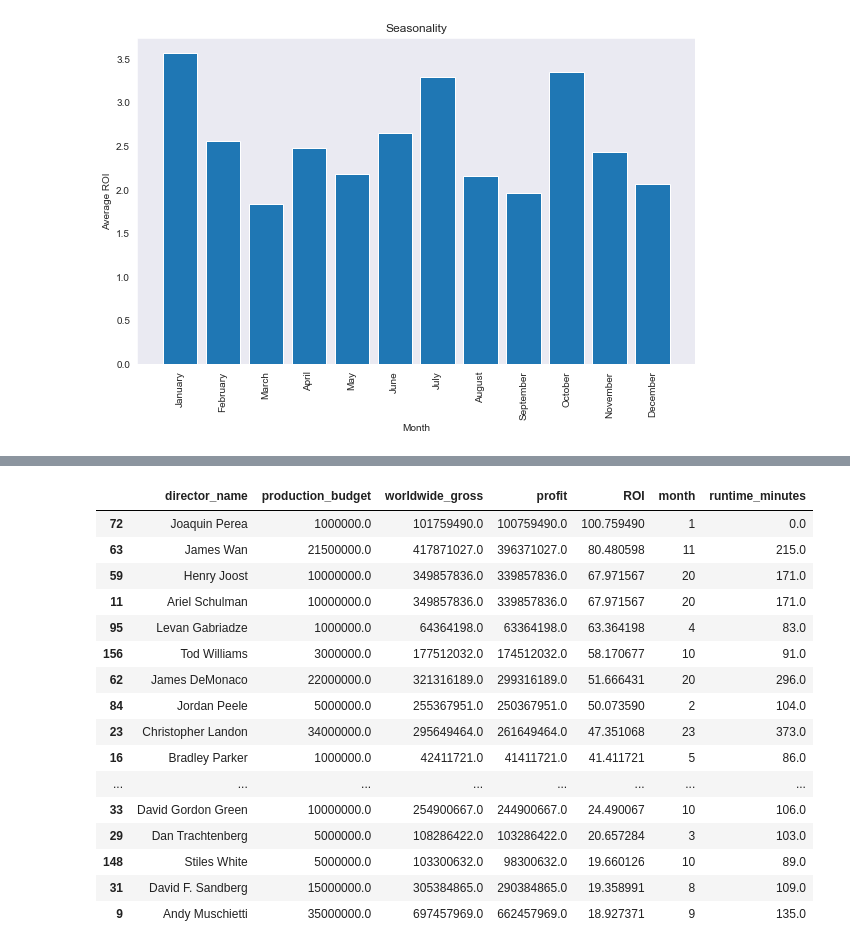
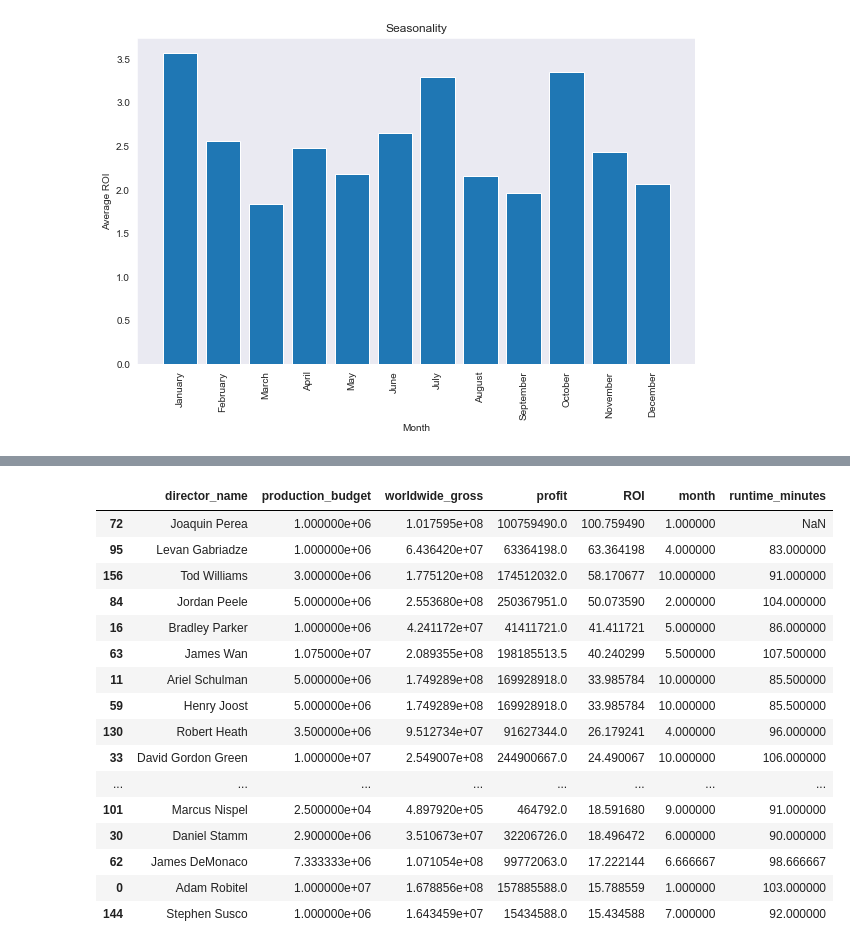
Before and after one commit to ZenBurrito/Phase-1Project, a Jupyter notebook: Movie-Studio-Project.ipynb, the cells around one changed output, grey strips where cells are left out. Drawn from its saved outputs; the diff is of its cells as text; code cells hidden in the pictures.

```diff
--- a/Movie-Studio-Project.ipynb
+++ b/Movie-Studio-Project.ipynb
@@ -570,35 +580,35 @@ plt.xticks(rotation=90);
 # %%
 # Creating a new dataframe that pulls out director names and genres (including multiple directors, and multiple genres)
 df_directors = df_merge_final.explode('director_name').explode('genre')
 
 # Filter new dataframe to only show horror movie directors
 # Then groupby director and sum the other columns (to provide total profit)
-df_directors = df_directors[df_directors['genre'] == 'Horror'].groupby(by='director_name').sum().reset_index()
+df_directors = df_directors[df_directors['genre'] == 'Horror'].groupby(by='director_name').mean().reset_index()
 
 # Sort values by total profit per director
 df_directors.sort_values(by = 'ROI', inplace=True, ascending = False)
 
 # Creating new dataframe to show only the top 20 horror movie directors based on total profit
 df_directors_top = df_directors.head(20)
 df_directors_top
 # %% [output]
 |  | director_name | production_budget | worldwide_gross | profit | ROI | month | runtime_minutes |
-| 72 | Joaquin Perea | 1000000.0 | 101759490.0 | 100759490.0 | 100.759490 | 1 | 0.0 |
-| 63 | James Wan | 21500000.0 | 417871027.0 | 396371027.0 | 80.480598 | 11 | 215.0 |
-| 59 | Henry Joost | 10000000.0 | 349857836.0 | 339857836.0 | 67.971567 | 20 | 171.0 |
-| 11 | Ariel Schulman | 10000000.0 | 349857836.0 | 339857836.0 | 67.971567 | 20 | 171.0 |
-| 95 | Levan Gabriadze | 1000000.0 | 64364198.0 | 63364198.0 | 63.364198 | 4 | 83.0 |
-| 156 | Tod Williams | 3000000.0 | 177512032.0 | 174512032.0 | 58.170677 | 10 | 91.0 |
-| 62 | James DeMonaco | 22000000.0 | 321316189.0 | 299316189.0 | 51.666431 | 20 | 296.0 |
-| 84 | Jordan Peele | 5000000.0 | 255367951.0 | 250367951.0 | 50.073590 | 2 | 104.0 |
-| 23 | Christopher Landon | 34000000.0 | 295649464.0 | 261649464.0 | 47.351068 | 23 | 373.0 |
-| 16 | Bradley Parker | 1000000.0 | 42411721.0 | 41411721.0 | 41.411721 | 5 | 86.0 |
+| 72 | Joaquin Perea | 1.000000e+06 | 1.017595e+08 | 100759490.0 | 100.759490 | 1.000000 | NaN |
+| 95 | Levan Gabriadze | 1.000000e+06 | 6.436420e+07 | 63364198.0 | 63.364198 | 4.000000 | 83.000000 |
+| 156 | Tod Williams | 3.000000e+06 | 1.775120e+08 | 174512032.0 | 58.170677 | 10.000000 | 91.000000 |
+| 84 | Jordan Peele | 5.000000e+06 | 2.553680e+08 | 250367951.0 | 50.073590 | 2.000000 | 104.000000 |
+| 16 | Bradley Parker | 1.000000e+06 | 4.241172e+07 | 41411721.0 | 41.411721 | 5.000000 | 86.000000 |
+| 63 | James Wan | 1.075000e+07 | 2.089355e+08 | 198185513.5 | 40.240299 | 5.500000 | 107.500000 |
+| 11 | Ariel Schulman | 5.000000e+06 | 1.749289e+08 | 169928918.0 | 33.985784 | 10.000000 | 85.500000 |
+| 59 | Henry Joost | 5.000000e+06 | 1.749289e+08 | 169928918.0 | 33.985784 | 10.000000 | 85.500000 |
+| 130 | Robert Heath | 3.500000e+06 | 9.512734e+07 | 91627344.0 | 26.179241 | 4.000000 | 96.000000 |
+| 33 | David Gordon Green | 1.000000e+07 | 2.549007e+08 | 244900667.0 | 24.490067 | 10.000000 | 106.000000 |
 | ... | ... | ... | ... | ... | ... | ... | ... |
-| 33 | David Gordon Green | 10000000.0 | 254900667.0 | 244900667.0 | 24.490067 | 10 | 106.0 |
-| 29 | Dan Trachtenberg | 5000000.0 | 108286422.0 | 103286422.0 | 20.657284 | 3 | 103.0 |
-| 148 | Stiles White | 5000000.0 | 103300632.0 | 98300632.0 | 19.660126 | 10 | 89.0 |
-| 31 | David F. Sandberg | 15000000.0 | 305384865.0 | 290384865.0 | 19.358991 | 8 | 109.0 |
-| 9 | Andy Muschietti | 35000000.0 | 697457969.0 | 662457969.0 | 18.927371 | 9 | 135.0 |
+| 101 | Marcus Nispel | 2.500000e+04 | 4.897920e+05 | 464792.0 | 18.591680 | 9.000000 | 91.000000 |
+| 30 | Daniel Stamm | 2.900000e+06 | 3.510673e+07 | 32206726.0 | 18.496472 | 6.000000 | 90.000000 |
+| 62 | James DeMonaco | 7.333333e+06 | 1.071054e+08 | 99772063.0 | 17.222144 | 6.666667 | 98.666667 |
+| 0 | Adam Robitel | 1.000000e+07 | 1.678856e+08 | 157885588.0 | 15.788559 | 1.000000 | 103.000000 |
+| 144 | Stephen Susco | 1.000000e+06 | 1.643459e+07 | 15434588.0 | 15.434588 | 7.000000 | 92.000000 |
 # %%
 # Visualation of the top 20 horror movie directors from 2010-2021
 fig_dir, ax = plt.subplots(figsize=(10,6))
```
Also changed, not shown: parts of 13 cells of this notebook, 7 other files.
